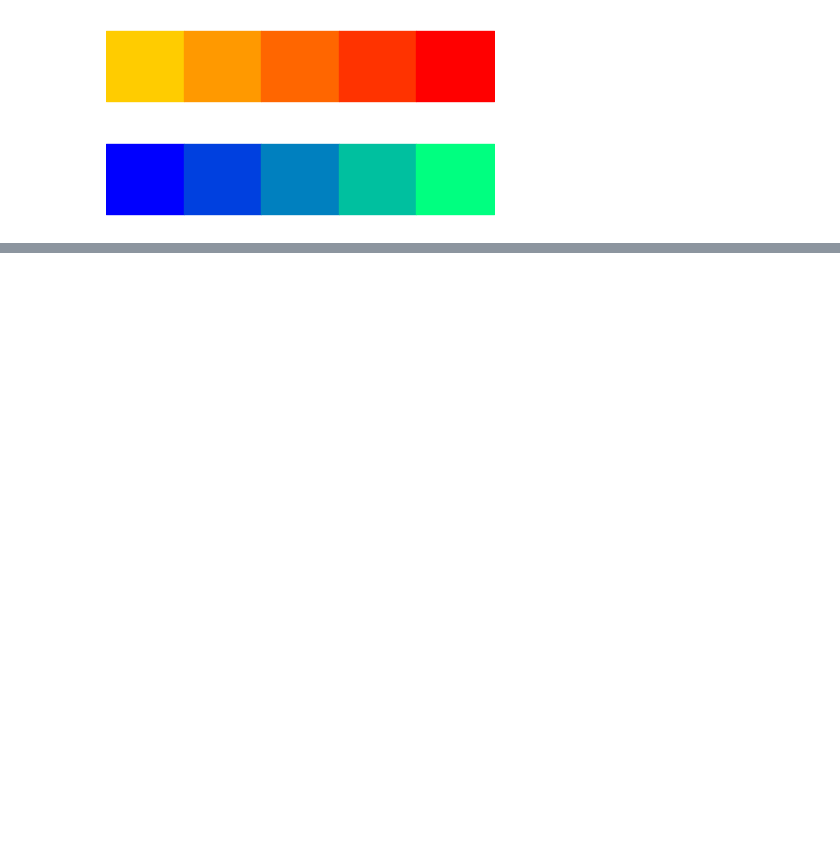
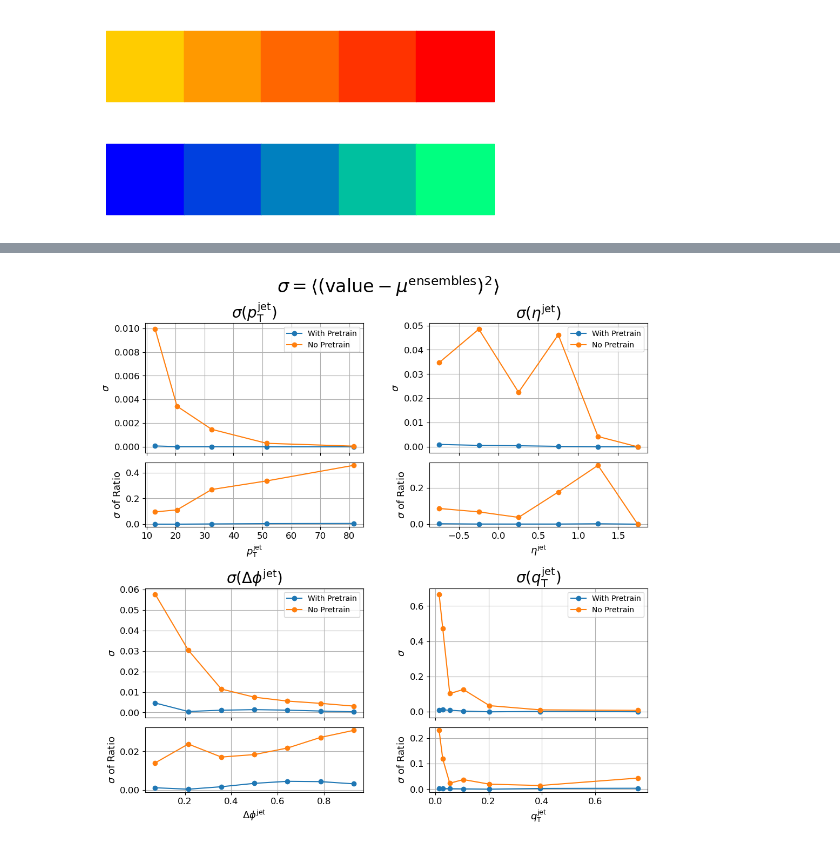
Before and after one commit to ViniciusMikuni/H1Unfold, a Jupyter notebook: plots/ensemble_plotting.ipynb, the cells around one changed output, grey strips where cells are left out. Saved outputs shown, nothing was run; the diff lists cells and outputs as text; code cells hidden in the pictures; blank space fills up the shorter version.

```diff
--- a/plots/ensemble_plotting.ipynb
+++ b/plots/ensemble_plotting.ipynb
@@ -41,5 +107,5 @@ for j,jet_feature in enumerate(jet_features):
 # %%
-def get_stdv_from_files(files, truth='None'):
+def get_stdv_from_files(files, truth=None):
 
     data = [np.load(file) for file in files]
 
@@ -49,20 +115,26 @@ def get_stdv_from_files(files, truth='None'):
     x_values = np.load(files[0])[0]  # Load the x-values from the first file
 
 
-    if truth is None:
-        for single_file_data in data:
-            for i, y in enumerate(single_file_data[1]):  # single_file_data[1] are the y-values
-                if i not in y_values_per_x_index:
-                    y_values_per_x_index[i] = []
-                y_values_per_x_index[i].append(y)
 
-            for i, r in enumerate(single_file_data[2]):  # single_file_data[1] are the y-values
-                if i not in ratio_values_per_x_index:
-                    ratio_values_per_x_index[i] = []
-                ratio_values_per_x_index[i].append(r)
+    for single_file_data in data:
+        for i, y in enumerate(single_file_data[1]):  # single_file_data[1] are the y-values
+            if i not in y_values_per_x_index:
+                y_values_per_x_index[i] = []
+            y_values_per_x_index[i].append(y)
 
+        for i, r in enumerate(single_file_data[2]):  # single_file_data[1] are the y-values
+            if i not in ratio_values_per_x_index:
+                ratio_values_per_x_index[i] = []
+            ratio_values_per_x_index[i].append(r)
 
+    if truth is None: #Standard Deviation, using Means
         std_devs = [np.std(y_values) for y_values in y_values_per_x_index.values()]
         ratio_std_devs = [np.std(y_values) for y_values in ratio_values_per_x_index.values()]
 
+    else: #MSE, from truth. Usually Djanhog in the closure studies
+        std_devs = [np.mean([(y - truth[1][i]) ** 2 for y in y_values]) for i, y_values in y_values_per_x_index.items()]
+        ratio_std_devs = [np.mean([(y - truth[2][i]) ** 2 for y in y_values]) for i, y_values in ratio_values_per_x_index.items()]
+
+        #ratio_std_devs = [np.mean([(y - truth[2][i]) ** 2 for y in y_values]) for i, y_values in ratio_values_per_x_index.items()]
+
     return x_values, std_devs, ratio_std_devs
@@ -168,0 +199,4 @@ for j,jet_feature in enumerate(jet_features):
+# %%
+plot_stdvs(pretrain_version, 'With Pretrain', scratch_version,'No Pretrain', jet_features, jet_labels)
+# %% [output]
+[figure, added]
```
Also changed, not shown: parts of 23 cells of this notebook, 5 other files.
